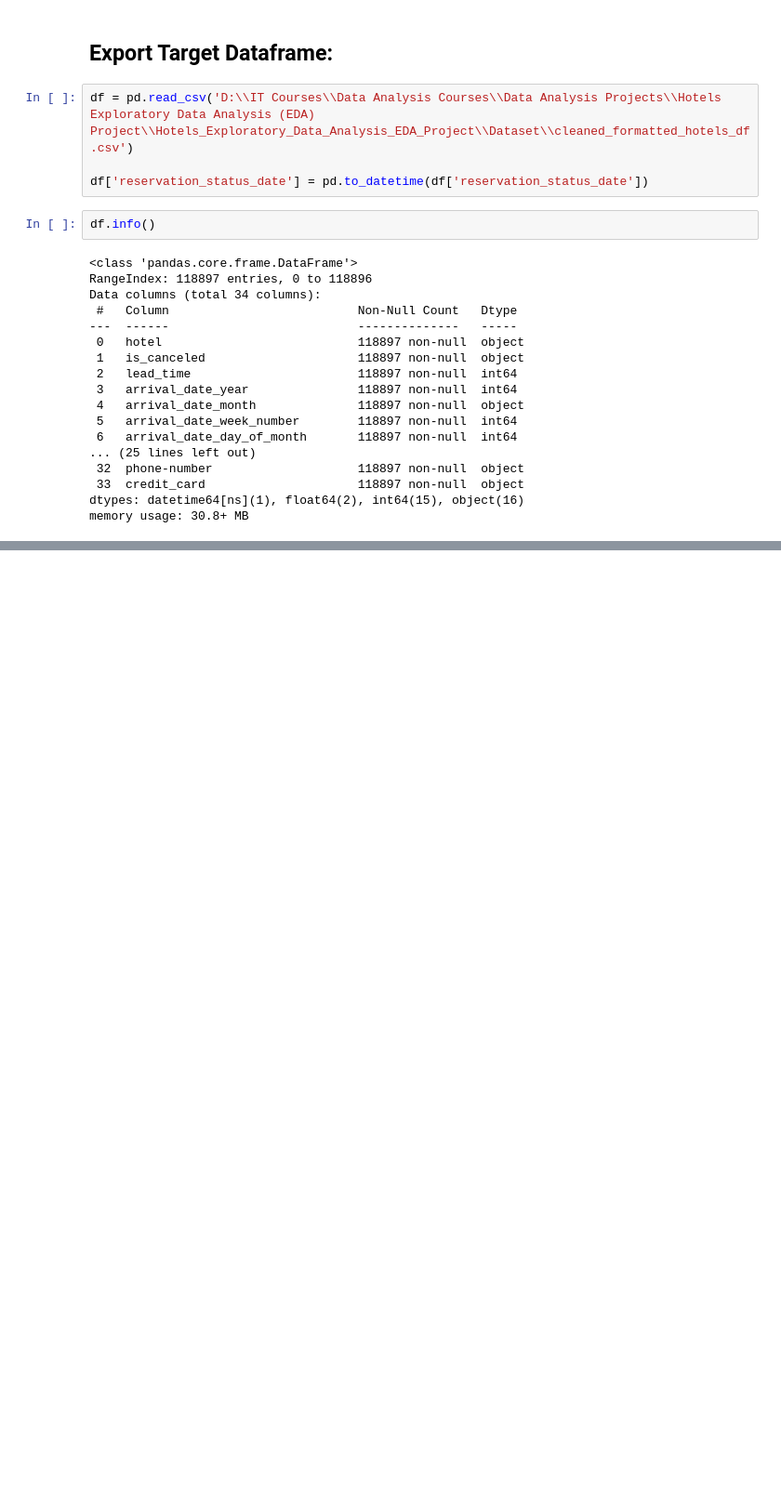
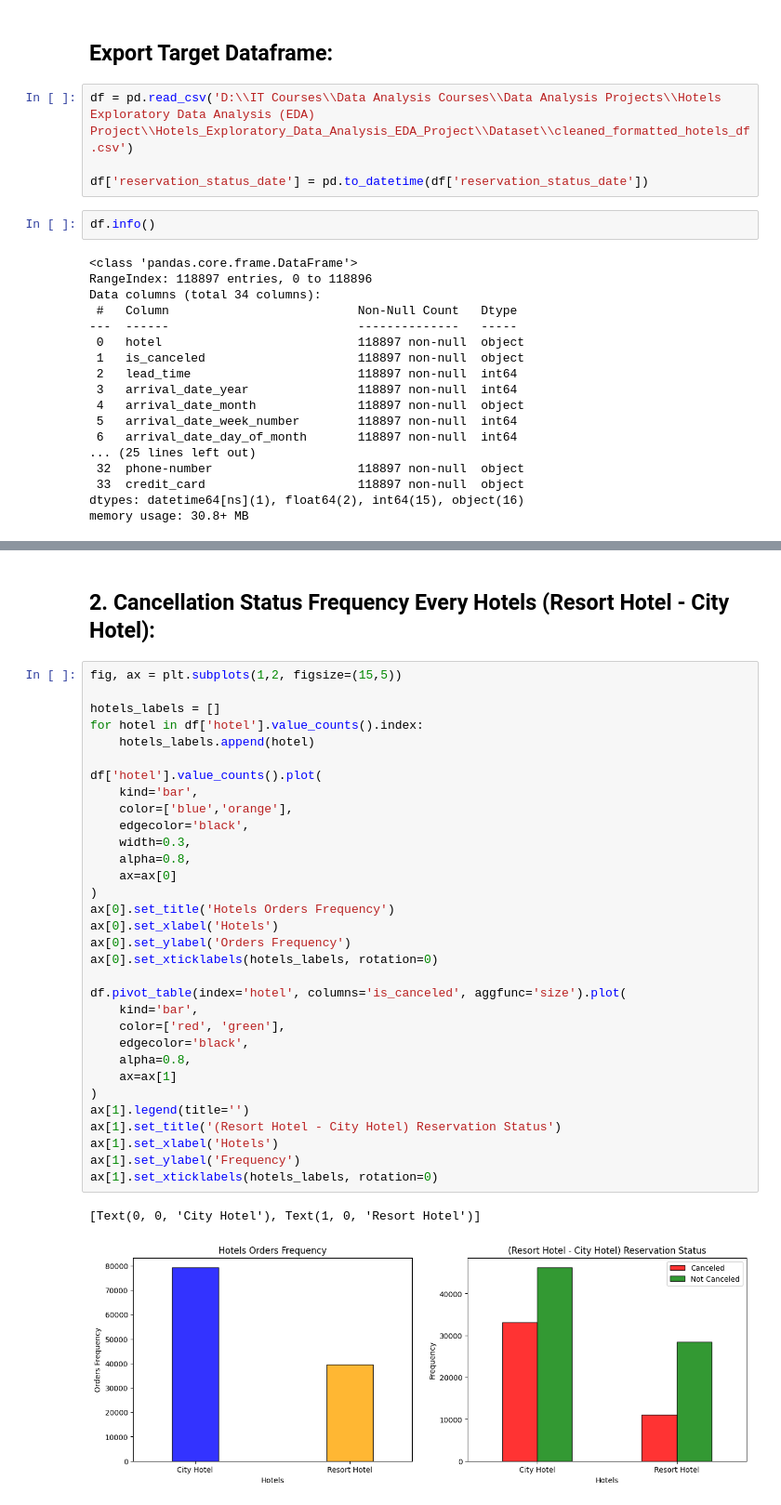
Before and after one commit to Geoshy/Hotels_Exploratory_Data_Analysis_EDA_Project, a Jupyter notebook: Jupyter_Files/2_Exploratory_Data_Analysis_EDA.ipynb, the cells around one changed output, grey strips where cells are left out. Shown at 93% size. Drawn from its saved outputs; the diff is of its cells as text; blank space fills up the shorter version.

```diff
--- a/Jupyter_Files/2_Exploratory_Data_Analysis_EDA.ipynb
+++ b/Jupyter_Files/2_Exploratory_Data_Analysis_EDA.ipynb
@@ -175,0 +57,37 @@ plt.gca().yaxis.set_major_formatter(plt.FuncFormatter(lambda y, position: (f"${i
+# %% [markdown]
+## **2. Cancellation Status Frequency Every Hotels (Resort Hotel - City Hotel):**
+# %%
+fig, ax = plt.subplots(1,2, figsize=(15,5))
+
+hotels_labels = []
+for hotel in df['hotel'].value_counts().index:
+    hotels_labels.append(hotel)
+
+df['hotel'].value_counts().plot(
+    kind='bar',
+    color=['blue','orange'],
+    edgecolor='black',
+    width=0.3,
+    alpha=0.8,
+    ax=ax[0]
+)
+ax[0].set_title('Hotels Orders Frequency')
+ax[0].set_xlabel('Hotels')
+ax[0].set_ylabel('Orders Frequency')
+ax[0].set_xticklabels(hotels_labels, rotation=0)
+
+df.pivot_table(index='hotel', columns='is_canceled', aggfunc='size').plot(
+    kind='bar',
+    color=['red', 'green'],
+    edgecolor='black',
+    alpha=0.8,
+    ax=ax[1]
+)
+ax[1].legend(title='')
+ax[1].set_title('(Resort Hotel - City Hotel) Reservation Status')
+ax[1].set_xlabel('Hotels')
+ax[1].set_ylabel('Frequency')
+ax[1].set_xticklabels(hotels_labels, rotation=0)
+# %% [output]
+[Text(0, 0, 'City Hotel'), Text(1, 0, 'Resort Hotel')]
+[figure, added]
```
Also changed, not shown: parts of 39 cells of this notebook, 8 other files.
